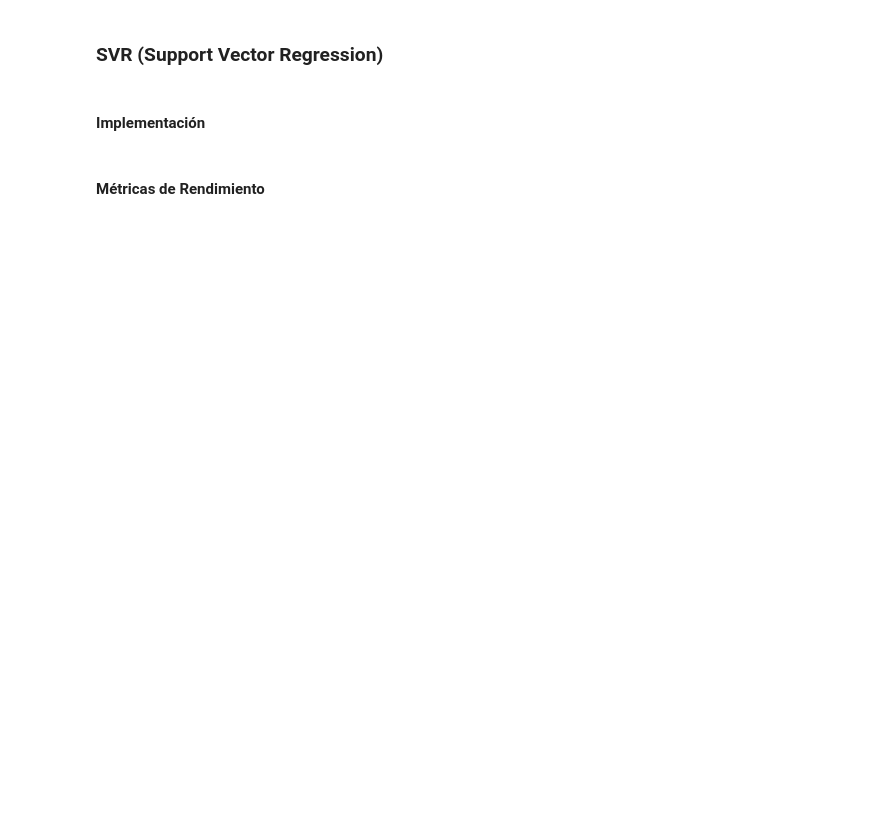
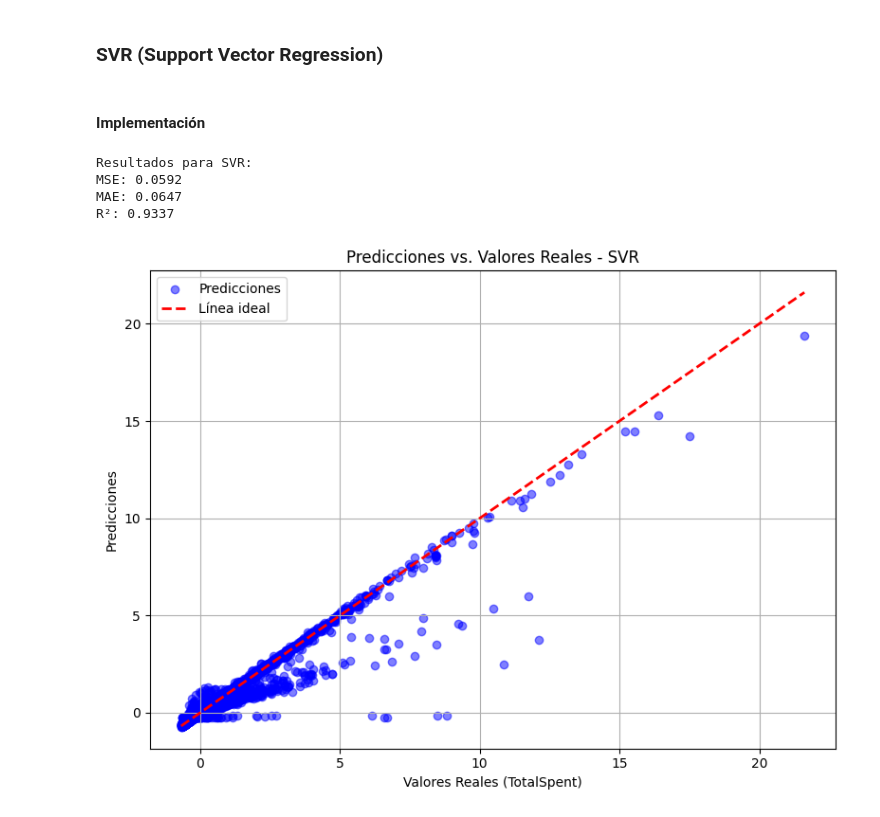
Before and after one commit to paulabaal12/PROY3-DM, a Jupyter notebook: Entrega 2/main.ipynb, the cells around one changed output. Cells and saved outputs as stored; diff of their text form; code cells hidden in the pictures; blank space fills up the shorter version.

```diff
--- a/Entrega 2/main.ipynb
+++ b/Entrega 2/main.ipynb
@@ -777,6 +966,19 @@ R² del modelo optimizado: 0.9734
 # %% [markdown]
 #### Implementación
 # %%
-# code here
+
+svr_model = SVR(kernel='rbf')
+
+svr_model.fit(X_train, y_train)
+
+svr_pred = svr_model.predict(X_test)
+
+print_metrics(y_test, svr_pred, "SVR")
+
+plot_predictions(y_test, svr_pred, "SVR")
+# %% [output]
+Resultados para SVR:
+MSE: 0.0592
+MAE: 0.0647
+R²: 0.9337
+[figure, added]
-# %% [markdown]
-#### Métricas de Rendimiento
```
Also changed, not shown: parts of 17 cells of this notebook.
